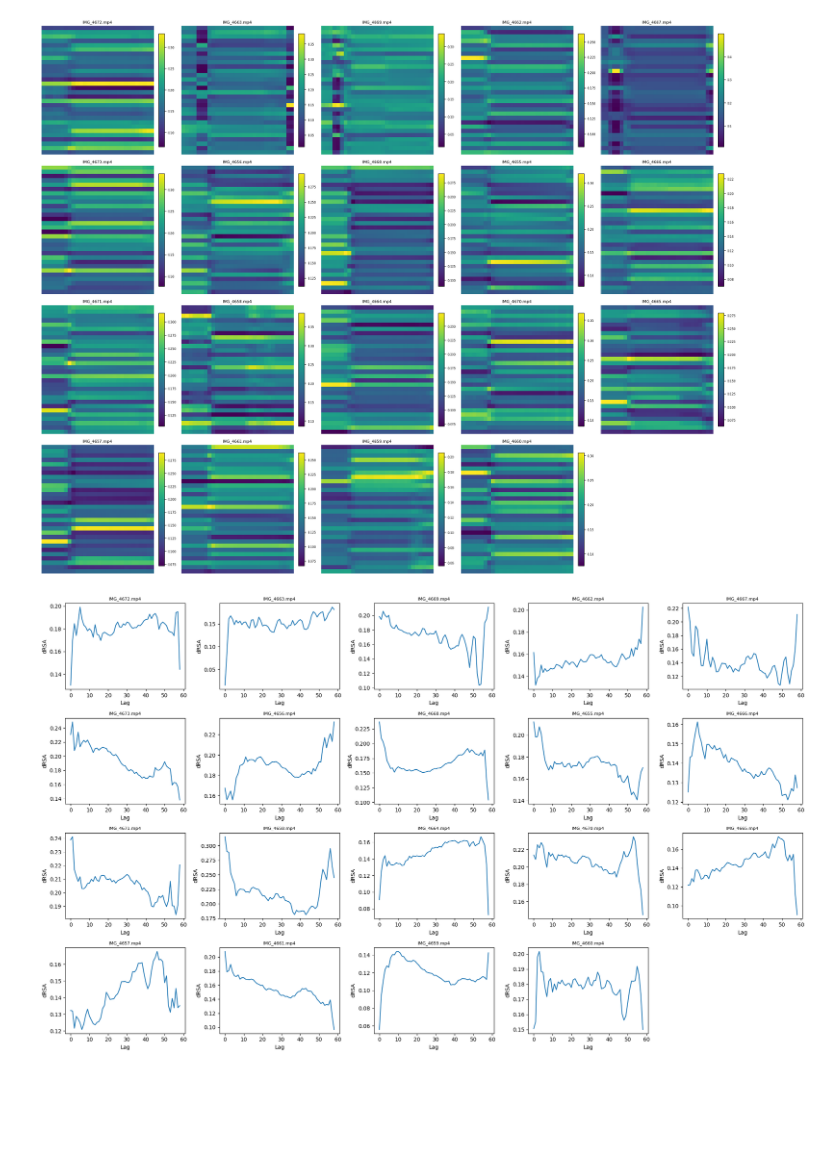
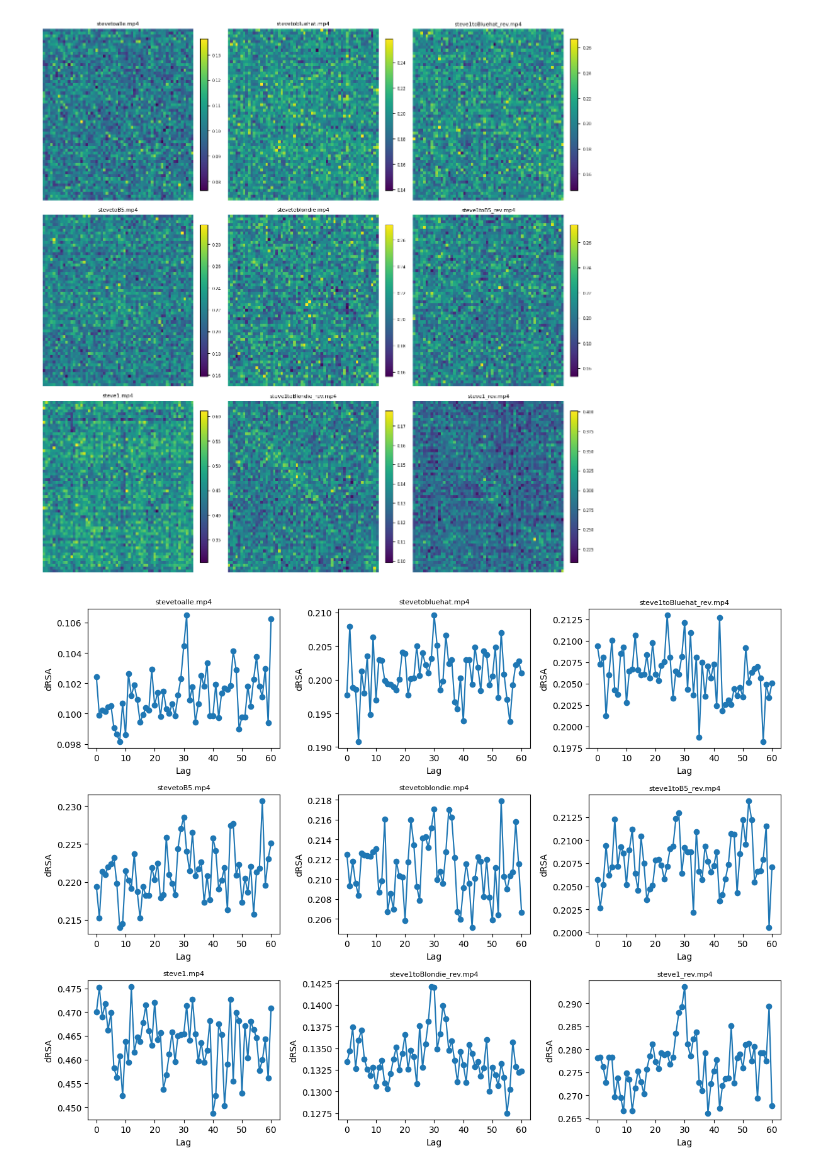
Before and after one commit to TizianoCausin01/temporal_context, a Jupyter notebook: python_scripts/scripts/CKA_for_dRSA_dev.ipynb, the cells around one changed output. Cells and saved outputs as stored; diff of their text form; code cells hidden in the pictures; blank space fills up the shorter version.

```diff
--- a/python_scripts/scripts/CKA_for_dRSA_dev.ipynb
+++ b/python_scripts/scripts/CKA_for_dRSA_dev.ipynb
@@ -27,11 +26,11 @@ def dCKA(neural_data, model_data, metric_RDM='linear'): #, metric_RDM_model=None
     return dCKA_mat
 # EOF
 # %%
-monkey_name = "red"
-month = 'aug'
-day = 25
+monkey_name = "venus"
+month = 'sep'
+day = 19
 resolution_Hz = 100
-npx = False
+npx = True
 imec_n = 0
 normalization = "min_max"
 model_name = "dgIIE"
@@ -84,16 +82,16 @@ axes1 = axes1.flatten()
 
 for ax, fn in zip(axes1, fns):
     # compute fixation responses
-    neural_data_fix, gaze_data_fix, model_data_fix = extract_fixation_responses_sing_trial(
-        n_norm, gaze_data, all_models, fn, 0, 10, 20, stack=1
+    neural_data_fix, gaze_data_fix, model_data_fix = extract_fixation_responses_sing_stim(
+        n_norm, gaze_data, all_models, fn, 30, 30, stack=1
     )
     if neural_data_fix.shape[2] > 1:
         # compute dRSA
         dRSA = dCKA(
-            neural_data_fix[:, :, :],
-            gaze_data_fix[:, :, :],
+            neural_data_fix[330:350, :, :],
+            neural_data_fix[0:20, :, :],
         )
-        lagplots.append(get_lagplot(dRSA, max_lag=29))
+        lagplots.append(get_lagplot_subset(dRSA, range(10, 50), max_lag=30))
 
         # plot heatmap
         im = ax.imshow(dRSA, aspect='auto', cmap='viridis')
@@ -122,7 +120,7 @@ axes2 = axes2.flatten()
 
 for ax, fn, lag_vals in zip(axes2, fns, lagplots):
 
-    ax.plot(lag_vals)
+    ax.plot(lag_vals, marker="o")
     ax.set_title(fn, fontsize=8)
     ax.set_xlabel('Lag')
     ax.set_ylabel('dRSA')
@@ -160,3 +139,3 @@ plt.show()
-[figure, old version]
+[figure, new version]
-[figure, old version]
+[figure, new version]
 # %%
```
Also changed, not shown: parts of 8 cells of this notebook, 6 other files.
